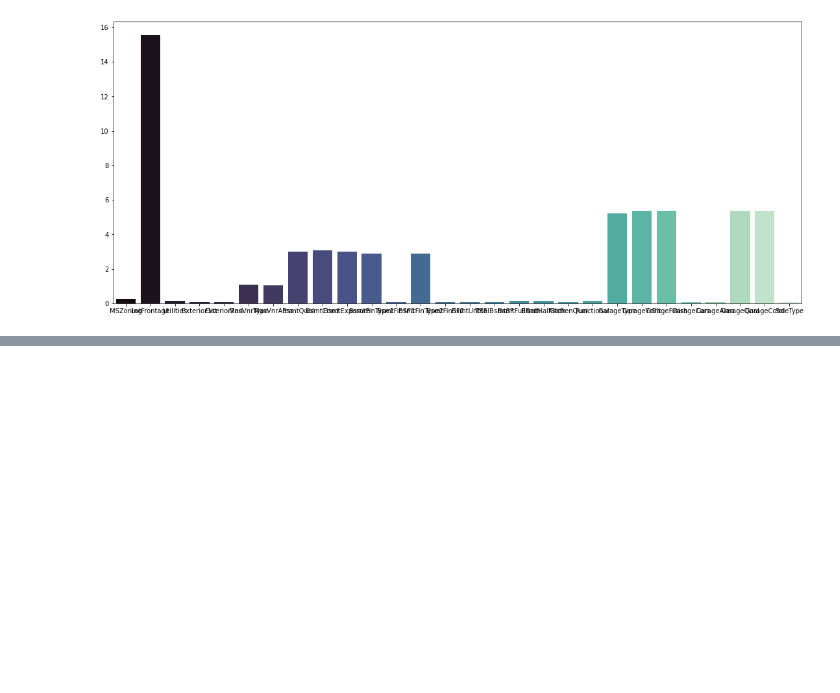
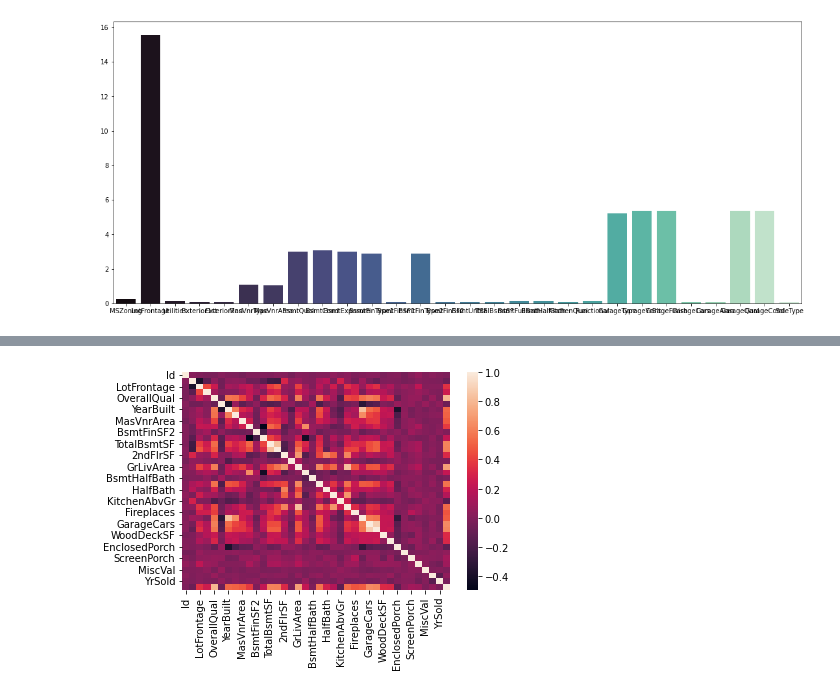
Before and after one commit to Cesar421/Houses, a Jupyter notebook: Data_exploration.ipynb, the cells around one changed output, grey strips where cells are left out. Cells and saved outputs as stored; diff of their text form; code cells hidden in the pictures; blank space fills up the shorter version.

```diff
--- a/Data_exploration.ipynb
+++ b/Data_exploration.ipynb
@@ -234,0 +253,4 @@ dtype: float64
+# %%
+sns.heatmap(df_train.corr());
+# %% [output]
+[figure, added]
```
Also changed, not shown: parts of 2 cells of this notebook.
